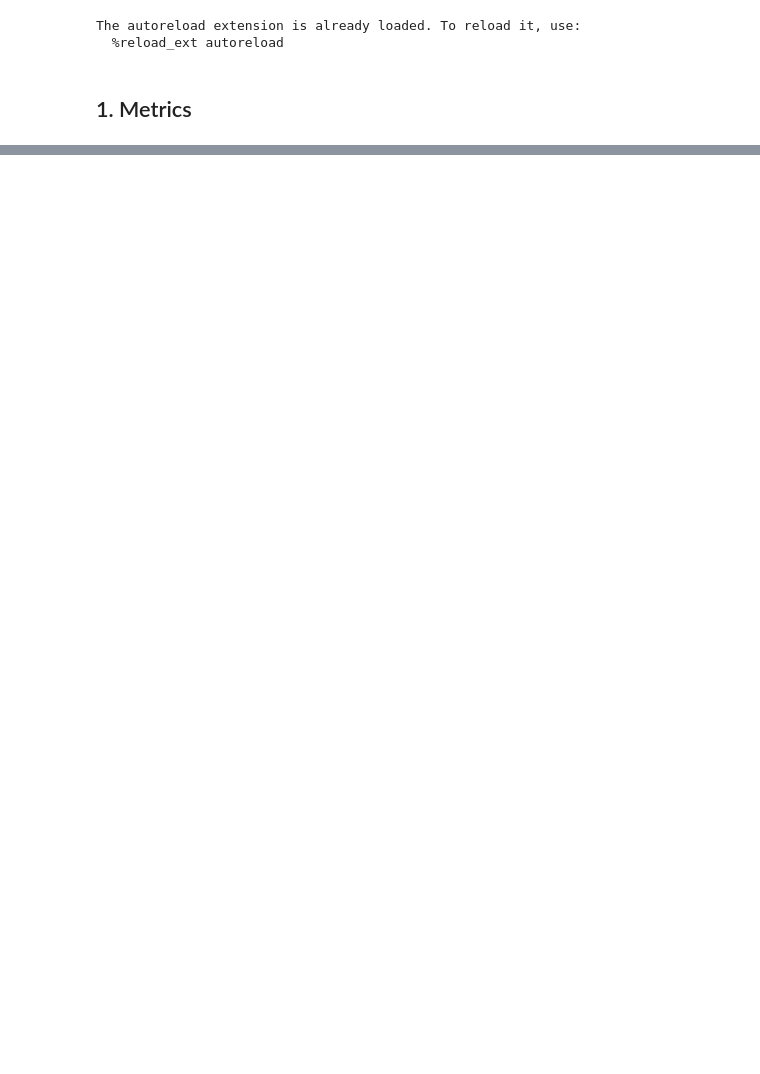
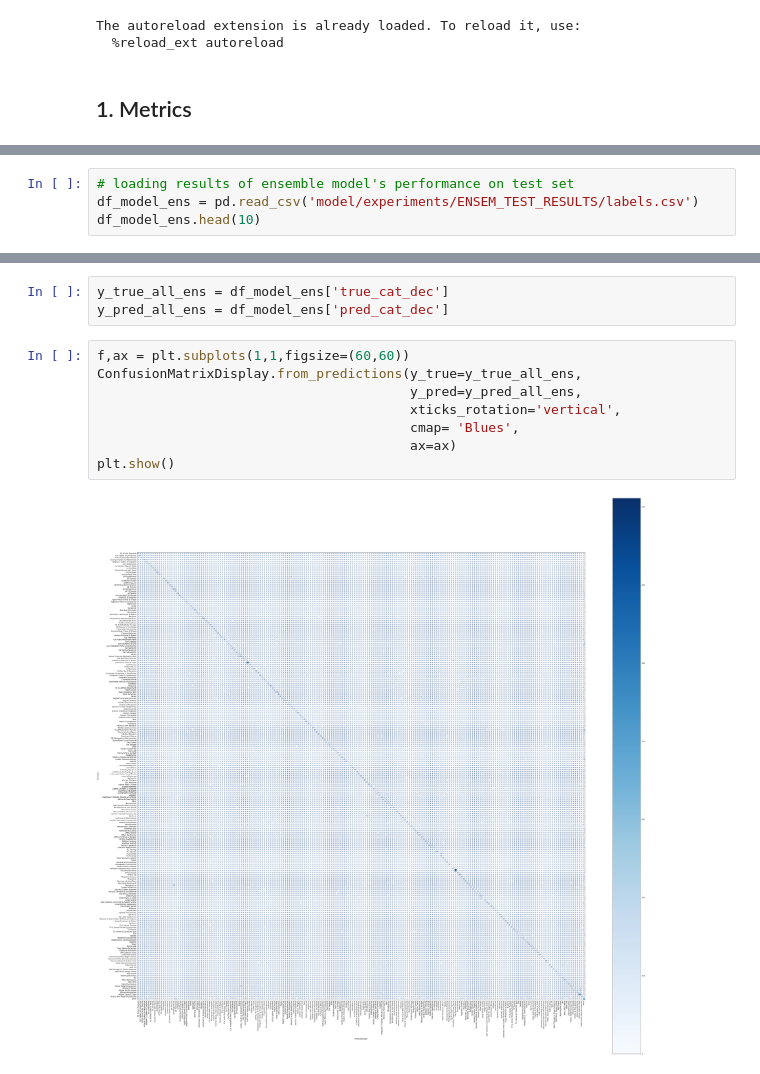
Before and after one commit to nachomartinezl/ecommerce-predictor, a Jupyter notebook: model_evaluation/ensemble_model_II.ipynb, the cells around one changed output, grey strips where cells are left out. Drawn from its saved outputs; the diff is of its cells as text; blank space fills up the shorter version.

Commit message:
optimization notebooks and finalized ensembled model I and II

```diff
--- a/model_evaluation/ensemble_model_II.ipynb
+++ b/model_evaluation/ensemble_model_II.ipynb
@@ -255,0 +75,4 @@ prediction
+# %%
+# loading results of ensemble model's performance on test set
+df_model_ens = pd.read_csv('model/experiments/ENSEM_TEST_RESULTS/labels.csv')
+df_model_ens.head(10)
@@ -255,0 +91,13 @@ prediction
+# %%
+y_true_all_ens = df_model_ens['true_cat_dec']
+y_pred_all_ens = df_model_ens['pred_cat_dec']
+# %%
+f,ax = plt.subplots(1,1,figsize=(60,60))
+ConfusionMatrixDisplay.from_predictions(y_true=y_true_all_ens,
+                                        y_pred=y_pred_all_ens,
+                                        xticks_rotation='vertical',
+                                        cmap= 'Blues',
+                                        ax=ax)
+plt.show()
+# %% [output]
+[figure, added]
```
Also changed, not shown: parts of 52 cells of this notebook, 15 other files.
